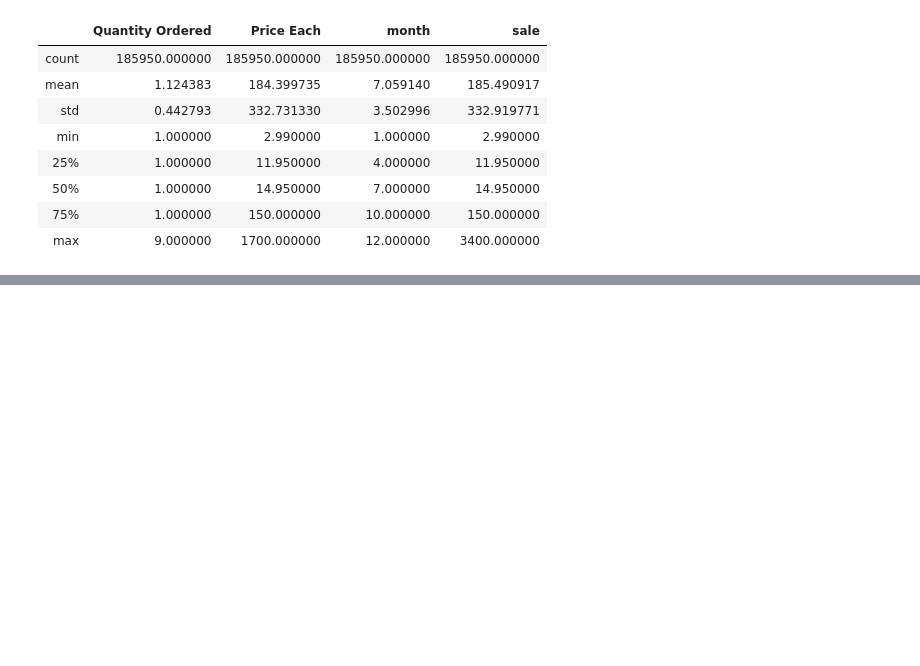
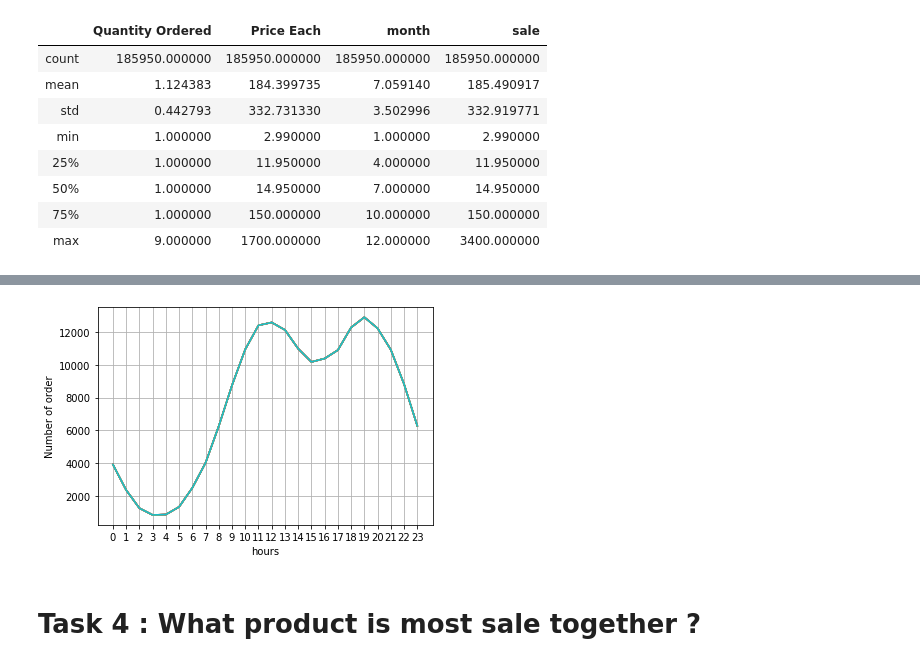
Before and after one commit to vikasvk05/Data-analysis, a Jupyter notebook: Analysis.ipynb, the cells around one changed output, grey strips where cells are left out. Drawn from its saved outputs; the diff is of its cells as text; code cells hidden in the pictures; blank space fills up the shorter version.

```diff
--- a/Analysis.ipynb
+++ b/Analysis.ipynb
@@ -133,0 +198,6 @@ all_data.describe()
+# %%
+all_data['Order Date'] = pd.to_datetime(all_data['Order Date'])
+# %%
+all_data['hour'] = all_data['Order Date'].dt.hour
+all_data['minute'] = all_data['Order Date'].dt.minute
+all_data.head()
@@ -133,0 +211,13 @@ all_data.describe()
+# %%
+hour = all_data['hour'].unique()
+hour.sort()
+plt.plot(hour,all_data.groupby('hour').count())
+plt.xticks(hour)
+plt.xlabel('hours')
+plt.ylabel('Number of order')
+plt.grid()
+plt.show()
+# %% [output]
+[figure, added]
+# %% [markdown]
+# Task 4 : What product is most sale together ?
```
Also changed, not shown: parts of 15 cells of this notebook.
